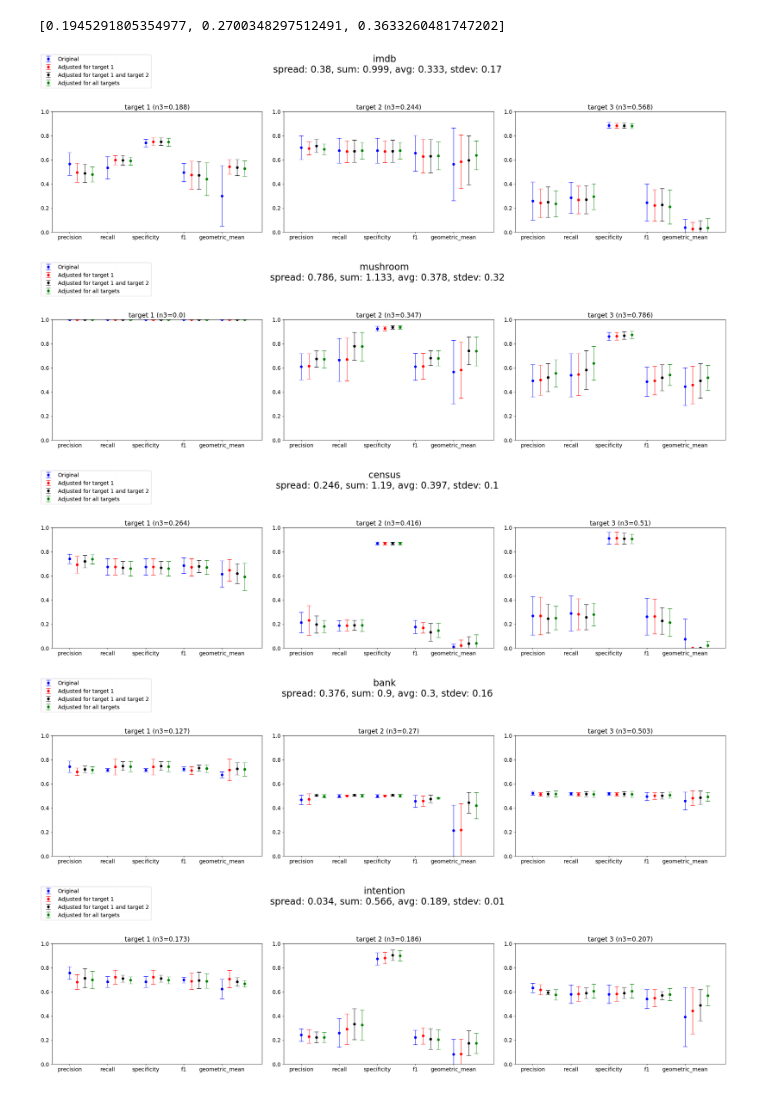
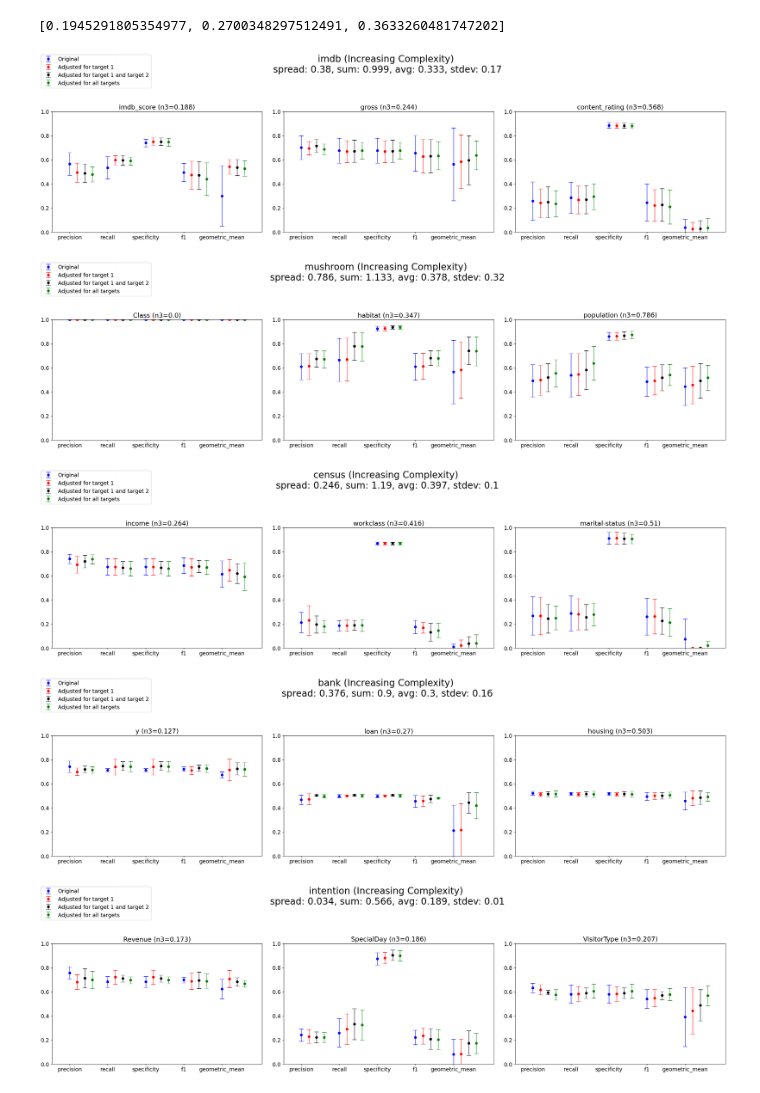
Before and after one commit to Logan-Rose/Active-Learning-With-Imbalance, a Jupyter notebook: per-dataset-analysis.ipynb, the cells around one changed output. Saved outputs shown, nothing was run; the diff lists cells and outputs as text; code cells hidden in the pictures.

```diff
--- a/per-dataset-analysis.ipynb
+++ b/per-dataset-analysis.ipynb
@@ -57,8 +57,10 @@ for i, chunk in enumerate(chunks):
+# %%
+finalComplexityDF = pd.read_csv(f'./out/newComplexityDF.csv', index_col=0)
 # %%
 aggregateMetrics = {}
 aggregateStandardDev = {}
 for name in CLASSIFIERS:
-  df = pd.read_csv(f'./out//{name}.csv')
+  df = pd.read_csv(f'./out/sorted-increasing-complexity/original/{name}.csv')
   result = df.groupby('target')[['avg_precision', 'avg_recall', 'avg_specificity', 'avg_f1', 'avg_geometric_mean']].mean()
 
   standardDev = df.groupby('target')[['avg_precision', 'avg_recall', 'avg_specificity', 'avg_f1', 'avg_geometric_mean',]].std()
@@ -68,7 +70,7 @@ for name in CLASSIFIERS:
 aggregateMetricsAdjustedt1 = {}
 aggregateStandardDevAdjustedt1 = {}
 for name in CLASSIFIERS:
-  df = pd.read_csv(f'./out/balanced-target1/{name}.csv')
+  df = pd.read_csv(f'./out/sorted-increasing-complexity/balanced-target1/{name}.csv')
   result = df.groupby('target')[['avg_precision', 'avg_recall', 'avg_specificity', 'avg_f1', 'avg_geometric_mean',]].mean()
   adjustedStandardDev = df.groupby('target')[['avg_precision', 'avg_recall', 'avg_specificity', 'avg_f1', 'avg_geometric_mean',]].std()
 
@@ -78,7 +80,7 @@ for name in CLASSIFIERS:
 aggregateMetricsAdjustedt1t2 = {}
 aggregateStandardDevAdjustedt1t2 = {}
 for name in CLASSIFIERS:
-  df = pd.read_csv(f'./out/balanced-target1-target2/{name}.csv')
+  df = pd.read_csv(f'./out/sorted-increasing-complexity/balanced-target1-target2/{name}.csv')
   result = df.groupby('target')[['avg_precision', 'avg_recall', 'avg_specificity', 'avg_f1', 'avg_geometric_mean',]].mean()
   adjustedStandardDev = df.groupby('target')[['avg_precision', 'avg_recall', 'avg_specificity', 'avg_f1', 'avg_geometric_mean',]].std()
 
@@ -89,7 +91,7 @@ for name in CLASSIFIERS:
 aggregateMetricsAdjustedAllMetrics = {}
 aggregateStandardDevAdjustedAllMetrics = {}
 for name in CLASSIFIERS:
-  df = pd.read_csv(f'./out/balanced-target1-target2-target3/{name}.csv')
+  df = pd.read_csv(f'./out/sorted-increasing-complexity/balanced-target1-target2-target3/{name}.csv')
   result = df.groupby('target')[['avg_precision', 'avg_recall', 'avg_specificity', 'avg_f1', 'avg_geometric_mean',]].mean()
   adjustedStandardDev = df.groupby('target')[['avg_precision', 'avg_recall', 'avg_specificity', 'avg_f1', 'avg_geometric_mean',]].std()
 
@@ -111,7 +113,7 @@ aggregateMetrics = {}
 aggregateStandardDev = {}
 
 for name in CLASSIFIERS:
-  df = pd.read_csv(f'./out/{name}.csv')
+  df = pd.read_csv(f'./out/sorted-increasing-complexity/original/{name}.csv')
   result = df.groupby(['dataset', 'target'], as_index = False)[['avg_precision', 'avg_recall', 'avg_specificity', 'avg_f1', 'avg_geometric_mean']].mean()
   standardDev = df.groupby(['dataset', 'target'], as_index = False)[['avg_precision', 'avg_recall', 'avg_specificity', 'avg_f1', 'avg_geometric_mean',]].std()
   aggregateMetrics[name] = result
@@ -122,7 +124,7 @@ aggregateMetricst1 = {}
 aggregateStandardDevt1 = {}
 
 for name in CLASSIFIERS:
-  df = pd.read_csv(f'./out/balanced-target1/{name}.csv')
+  df = pd.read_csv(f'./out/sorted-increasing-complexity/balanced-target1/{name}.csv')
   result = df.groupby(['dataset', 'target'], as_index = False)[['avg_precision', 'avg_recall', 'avg_specificity', 'avg_f1', 'avg_geometric_mean']].mean()
   standardDev = df.groupby(['dataset', 'target'], as_index = False)[['avg_precision', 'avg_recall', 'avg_specificity', 'avg_f1', 'avg_geometric_mean',]].std()
   aggregateMetricst1[name] = result
@@ -133,7 +135,7 @@ aggregateMetricst1t2 = {}
 aggregateStandardDevt1t2 = {}
 
 for name in CLASSIFIERS:
-  df = pd.read_csv(f'./out/balanced-target1-target2/{name}.csv')
+  df = pd.read_csv(f'./out/sorted-increasing-complexity/balanced-target1-target2/{name}.csv')
   result = df.groupby(['dataset', 'target'], as_index = False)[['avg_precision', 'avg_recall', 'avg_specificity', 'avg_f1', 'avg_geometric_mean']].mean()
   standardDev = df.groupby(['dataset', 'target'], as_index = False)[['avg_precision', 'avg_recall', 'avg_specificity', 'avg_f1', 'avg_geometric_mean',]].std()
   aggregateMetricst1t2[name] = result
@@ -144,7 +146,7 @@ aggregateMetricst1t2t3 = {}
 aggregateStandardDevt1t2t3 = {}
 
 for name in CLASSIFIERS:
-  df = pd.read_csv(f'./out/balanced-target1-target2-target3/{name}.csv')
+  df = pd.read_csv(f'./out/sorted-increasing-complexity/balanced-target1-target2-target3/{name}.csv')
   result = df.groupby(['dataset', 'target'], as_index = False)[['avg_precision', 'avg_recall', 'avg_specificity', 'avg_f1', 'avg_geometric_mean']].mean()
   standardDev = df.groupby(['dataset', 'target'], as_index = False)[['avg_precision', 'avg_recall', 'avg_specificity', 'avg_f1', 'avg_geometric_mean',]].std()
   aggregateMetricst1t2t3[name] = result
@@ -235,41 +237,42 @@ for dataset in datasets:
 
 for dataset in datasets:
   fig, axs = plt.subplots(1, 3, constrained_layout=False)
-  targetComplexities = list(finalComplexityDF.loc[finalComplexityDF['dataset']==dataset]['value'].values)
+  targetComplexities = list(finalComplexityDF.loc[finalComplexityDF['dataset']==dataset].sort_values('value', ascending=True)['value'].values)
   # print(average(targetComplexities) + sum(targetComplexities))
-  fig.suptitle(f"{dataset} \n spread: {round(max(targetComplexities)- min(targetComplexities), 3)  }, sum: {round(sum(targetComplexities), 3)}, avg: {round(average(targetComplexities),3)}, stdev: {round(np.std(np.array(targetComplexities)), 2)}", fontsize=24, y=1.35
+  fig.suptitle(f"{dataset} (Increasing Complexity)\n spread: {round(max(targetComplexities)- min(targetComplexities), 3)  }, sum: {round(sum(targetComplexities), 3)}, avg: {round(average(targetComplexities),3)}, stdev: {round(np.std(np.array(targetComplexities)), 2)}", fontsize=24, y=1.35
   )
   fig.set_figwidth(25)
   fig.set_figheight(5)
 
   for j, modification in enumerate(allAggregatePerformances):
     allTargets = pd.DataFrame({})
     for x in allAggregatePerformances[modification][0]:
       df = allAggregatePerformances[modification][0][x]
       df['learner'] = x
       allTargets = pd.concat((allTargets, df.loc[df['dataset'] == dataset]), ignore_index=True)
     # print(modification, dataset)
     groupedMetrics = allTargets.groupby('target', as_index = False)[['avg_precision', 'avg_recall', 'avg_specificity', 'avg_f1', 'avg_geometric_mean']].mean()
     groupedMetricsStdev = allTargets.groupby('target', as_index = False)[['avg_precision', 'avg_recall', 'avg_specificity', 'avg_f1', 'avg_geometric_mean']].std()
 
 
+
     for i in range(3):
       metricValues = list(groupedMetrics[groupedMetrics['target']== f'target{i+1}'].values[0][1:])
       stdevList = list(groupedMetricsStdev[groupedMetrics['target']== f'target{i+1}'].values[0][1:])
       left = Affine2D().translate(0.2*j, 0.0) + axs[i].transData
       axs[i].set(xmargin= 0.1, ylim=(0, 1))
-      targetComplexity = list(finalComplexityDF.loc[finalComplexityDF['dataset']==dataset].loc[finalComplexityDF['Target']==f'target{i+1}'].values[0])[2]
-      # print(targetComplexity, targetComplexities[i])
-      axs[i].title.set_text(f'target {i+1} (n3={round(targetComplexities[i], 3)})')
+      # print(targetComplexities[i])
+      targetName = list(finalComplexityDF.loc[finalComplexityDF['dataset']==dataset].loc[finalComplexityDF['value']==targetComplexities[i]].values)[0][-1]
+      axs[i].title.set_text(f'{targetName} (n3={round(targetComplexities[i], 3)})')
 
       # axs[i].errorbar(metrics, metricValues, linewidth=1, fmt=allAggregatePerformances[modification][2], capsize=6, transform=transformation, label=AggregatePerformance)
       axs[i].errorbar(metrics, metricValues, yerr=stdevList, linewidth=1, fmt=allAggregatePerformances[modification][2], transform=left, label=modification, capsize=6)
     handles, labels = axs[0].get_legend_handles_labels()
     fig.legend(handles, labels, loc='upper left', fontsize='medium')
-    plt.savefig(f'./figures/{dataset}.png',bbox_inches='tight')
+    plt.savefig(f'./figures/increasing-complexity/{dataset}.png',bbox_inches='tight')
 # %% [output]
-[figure, old version]
+[figure, new version]
-[figure, old version]
+[figure, new version]
-[figure, old version]
+[figure, new version]
-[figure, old version]
+[figure, new version]
-[figure, old version]
+[figure, new version]
```
Also changed, not shown: parts of 2 cells of this notebook, 55 other files.
